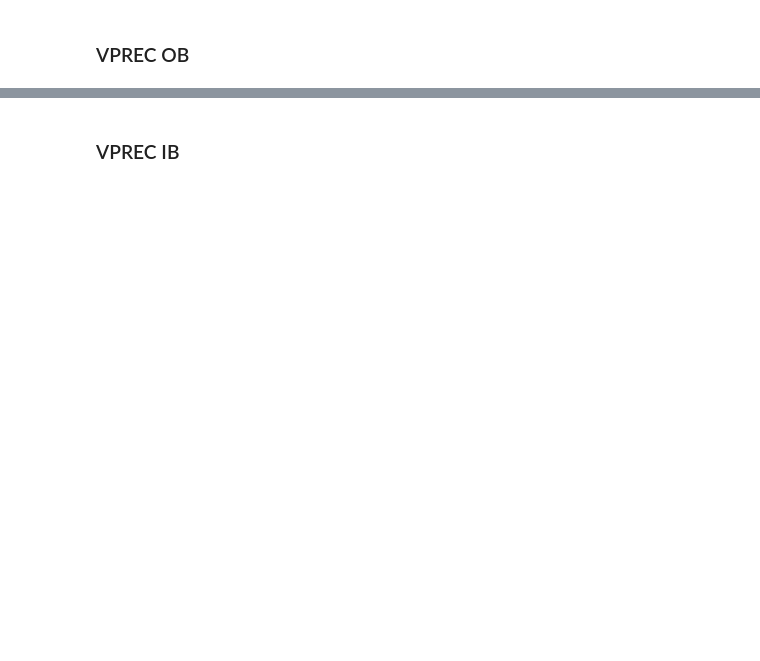
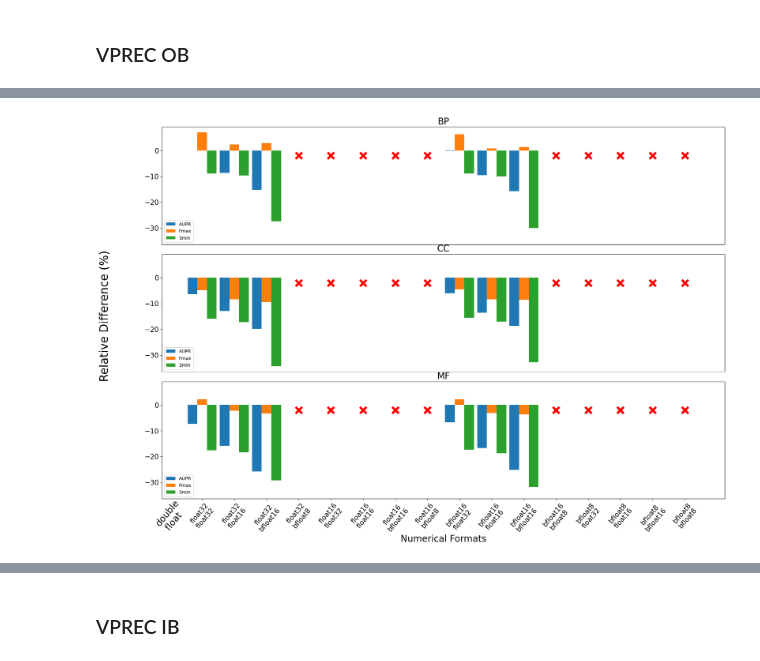
Before and after one commit to InesGP/deepgoplus-stability, a Jupyter notebook: Verrou TF Reduced.ipynb, the cells around one changed output, grey strips where cells are left out. Drawn from its saved outputs; the diff is of its cells as text; code cells hidden in the pictures; blank space fills up the shorter version.

Commit message:
updated reduced precision figures

```diff
--- a/Verrou TF Reduced.ipynb
+++ b/Verrou TF Reduced.ipynb
@@ -10,7 +13,7 @@ from statistics import mean, stdev
 
 VPREC_IB_DIR = 'vprec_ib'
 VPREC_OB_DIR = 'vprec_ob'
-IEEE_DIR = 'IEEE'
+IEEE_DIR = '/home/ines/Documents/Thesis/Verrou_corrected'
 IEEE_PROTEIN_SCORE_REF = 'ieee_ref.pkl'
 THRESHOLD = 0.3
 # %% [markdown]
@@ -278,0 +334,86 @@ plt.savefig('reduced_combo_ob.png', bbox_inches ="tight")
+# %%
+heatmap = {}
+reduced_preds = ['23_23', '23_10', '23_7', '23_2.', '10_23', '10_10', '10_7', '10_2.', '7_23', '7_10', '7_7', '7_2.', '2_23', '2_10', '2_7', '2_2.']
+temp = {'aupr':[], 'thresh':[], 'fmax':[], 'smin':[]}
+x = np.arange(16)
+bar_width = 0.3
+
+
+fig, ax = plt.subplots(3, sharex=True, sharey=True, figsize=(18, 12))
+gs = fig.add_gridspec(3, hspace=0.0)
+
+fig.tight_layout(pad=1.2)
+fig.text(-0.08, 0.5, 'Relative Difference (%)', fontsize=25, va='center', rotation='vertical')
+
+for num, category in enumerate(df_metric):
+
+    heatmap[category] = {'smin': {'value': [], 'double': [], 'float': []},
+                        'aupr': {'value': [], 'double': [], 'float': []},
+                        'fmax': {'value': [], 'double': [], 'float': []}}
+
+
+#     thresh = []
+    smin = []
+    fmax = []
+    aupr = []
+    for format_combo in reduced_preds: #df_metric[category]:
+
+        for m in ['smin', 'fmax', 'aupr']:
+            heatmap[category][m]['double'].append(int(format_combo.split('_')[0]))
+            heatmap[category][m]['float'].append(int(format_combo.split('_')[1].split('.')[0]))
+
+
+        if '10_' in format_combo or '_2.' in format_combo or '2_' in format_combo:
+#             thresh.append(0)
+            smin.append(0)
+            fmax.append(0)
+            aupr.append(0)
+
+            heatmap[category]['smin']['value'].append(np.nan)
+            heatmap[category]['fmax']['value'].append(np.nan)
+            heatmap[category]['aupr']['value'].append(np.nan)
+
+            continue
+
+        s_metric = ((df_metric[category][format_combo]['Smin']['Original Result'] - df_metric[category][format_combo]['Smin']['VPREC Results']).item() / df_metric[category][format_combo]['Smin']['Original Result']).item()*100
+        f_metric = (-(df_metric[category][format_combo]['Fmax']['Original Result'] - df_metric[category][format_combo]['Fmax']['VPREC Results']).item() / df_metric[category][format_combo]['Fmax']['Original Result']).item()*100
+        a_metric = (-(df_metric[category][format_combo]['AUPR']['Original Result'] - df_metric[category][format_combo]['AUPR']['VPREC Results']).item() / df_metric[category][format_combo]['AUPR']['Original Result']).item()*100
+
+        smin.append(s_metric)
+        fmax.append(f_metric)
+        aupr.append(a_metric)
+
+        heatmap[category]['smin']['value'].append(s_metric)
+        heatmap[category]['fmax']['value'].append(f_metric)
+        heatmap[category]['aupr']['value'].append(a_metric)
+
+
+    b1 = ax[num].bar(x, aupr, width=bar_width, label='AUPR')
+    b2 = ax[num].bar(x + bar_width, fmax, width=bar_width, label='Fmax')
+    b3 = ax[num].bar(x + 2*bar_width, smin, width=bar_width, label='Smin')
+    ax[num].legend(prop={'size': 20})
+    ax[num].set_xticks(x + bar_width), ax[num].legend()#, ax.set_title(category + ' Difference between Reduced Precision and IEEE', fontsize=15)
+    ax[num].set_xticklabels(['float32\nfloat32', 'float32\nfloat16', 'float32\nbfloat16', 'float32\nbfloat8', 'float16\nfloat32', 'float16\nfloat16', 'float16\nbfloat16', 'float16\nbfloat8', 'bfloat16\nfloat32', 'bfloat16\nfloat16', 'bfloat16\nbfloat16', 'bfloat16\nbfloat8', 'bfloat8\nfloat32', 'bfloat8\nfloat16', 'bfloat8\nbfloat16', 'bfloat8\nbfloat8'], rotation=50, fontsize=35);
+    ax[2].set_xlabel('Numerical Formats', fontsize=20)#, ax[num].set_ylabel('Relative Difference (%)', fontsize=15)
+
+    ax[num].set_title(category.upper(), fontsize=20)
+    ax[num].plot(np.arange(16)+0.3, np.ones(16)*-2, 'rx', markevery=[3,4,5,6,7,11,12,13,14,15], mew=5, markersize=15)
+
+    temp['aupr'].append(aupr)
+#     temp['thresh'].append(thresh)
+    temp['fmax'].append(fmax)
+    temp['smin'].append(smin)
+
+
+for ax in fig.get_axes()[:-1]:
+    ax.tick_params(bottom=False, labelbottom=False, labelsize=15)
+
+for ax in fig.get_axes():
+    ax.tick_params(labelsize=15)
+
+ax.text(-1.2, -49.5, 'double\n float', rotation=50, fontsize=20);
+
+
+# plt.savefig('reduced_combo_ob.png', bbox_inches ="tight")
+# %% [output]
+[figure, added]
```
Also changed, not shown: parts of 7 cells of this notebook.
